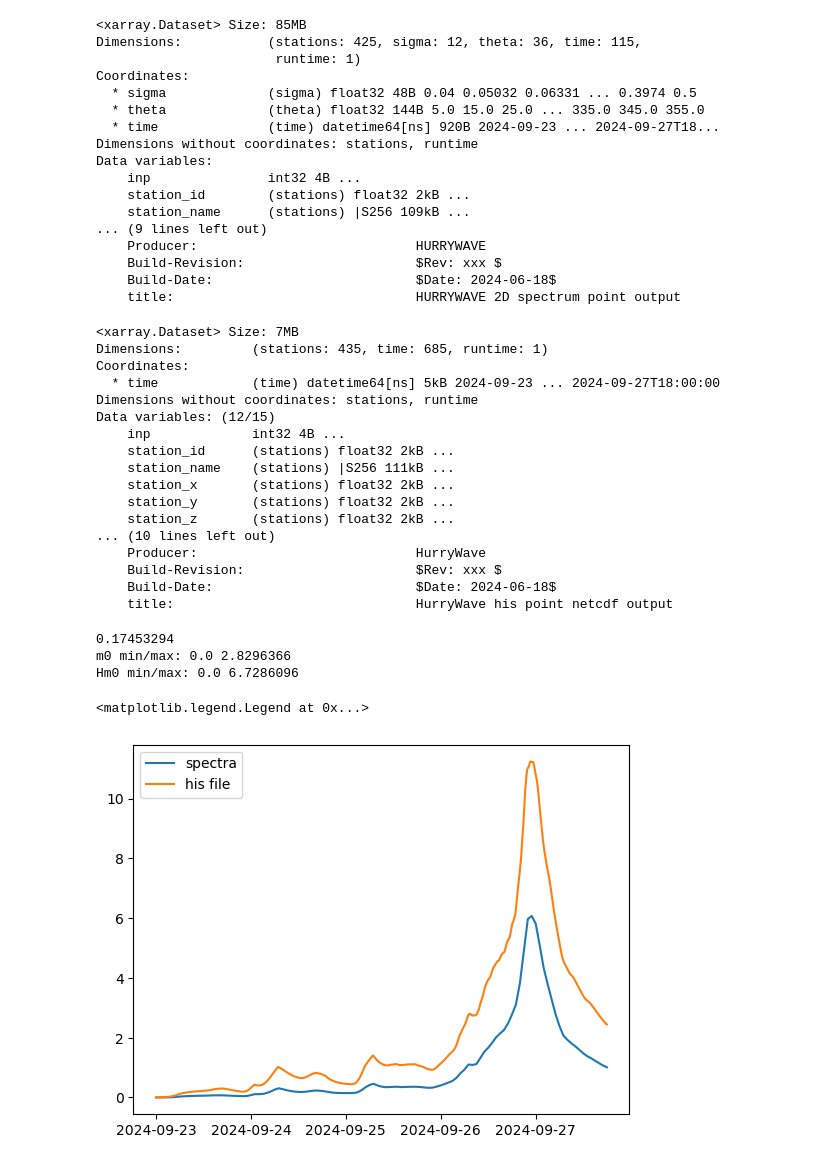
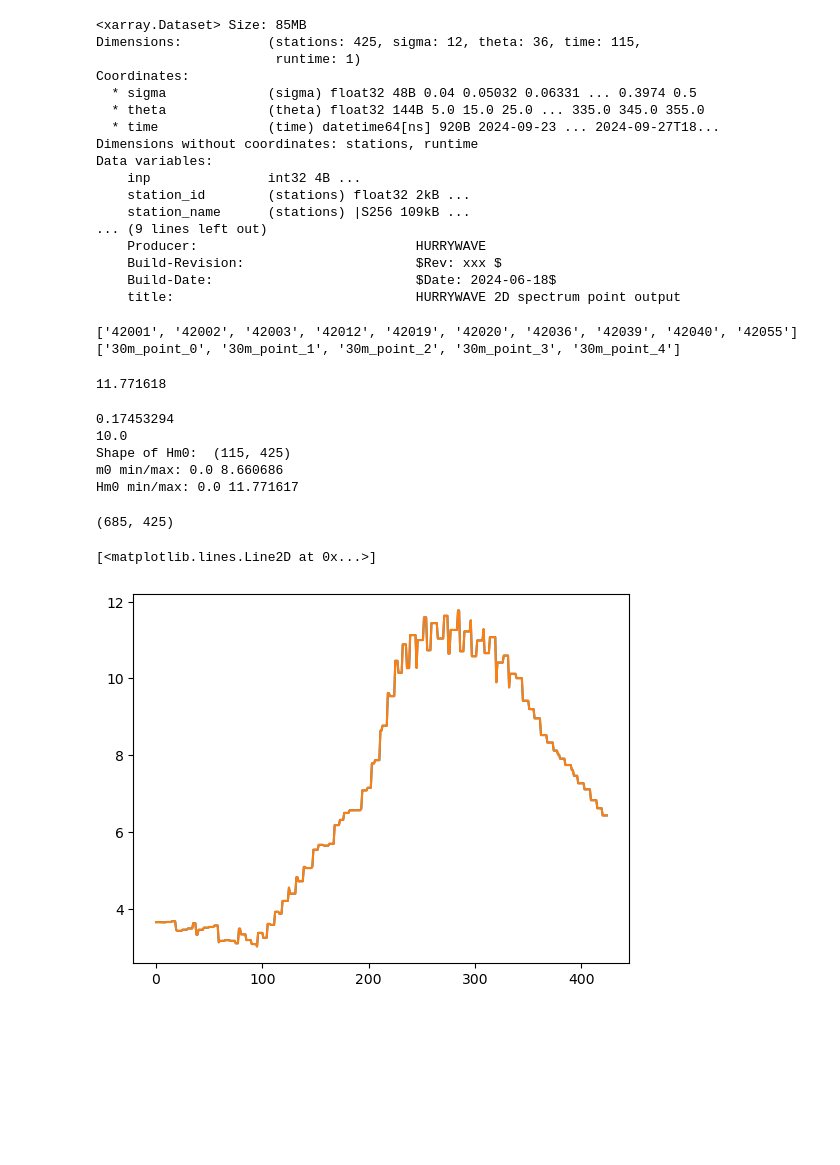
Before and after one commit to csherwood-usgs/NOPP_comparison, a Jupyter notebook: load_hurrywave.ipynb, the cells around one changed output. Cells and saved outputs as stored; diff of their text form; code cells hidden in the pictures; blank space fills up the shorter version.

```diff
--- a/load_hurrywave.ipynb
+++ b/load_hurrywave.ipynb
@@ -28,62 +28,83 @@ Data variables:
     title:                               HURRYWAVE 2D spectrum point output
 # %%
 # load bulk paramters from the .his file
+# Note: the first ten points are NOAA buoys, so move them nto a
 hisfile = data_dir+"hurrywave_his.nc"
 ds_his = xr.open_dataset(hisfile)
-ds_his
+
+# first 10 stations = NDBC buoys
+ds_ndbc = ds_his.isel(stations=slice(0, 10))
+
+# remaining stations = contour points
+ds_c = ds_his.isel(stations=slice(10, None))
+
+ndbc_names = [s.decode("utf-8").strip() for s in ds_ndbc["station_name"].values]
+contour_names = [s.decode("utf-8").strip() for s in ds_c["station_name"].values[:5]]
+
+print(ndbc_names)
+print(contour_names)
 # %% [output]
-<xarray.Dataset> Size: 7MB
-Dimensions:         (stations: 435, time: 685, runtime: 1)
-Coordinates:
-  * time            (time) datetime64[ns] 5kB 2024-09-23 ... 2024-09-27T18:00:00
-Dimensions without coordinates: stations, runtime
-Data variables: (12/15)
-    inp             int32 4B ...
-    station_id      (stations) float32 2kB ...
-    station_name    (stations) |S256 111kB ...
-    station_x       (stations) float32 2kB ...
-    station_y       (stations) float32 2kB ...
-    station_z       (stations) float32 2kB ...
-... (10 lines left out)
-    Producer:                            HurryWave
-    Build-Revision:                      $Rev: xxx $
-    Build-Date:                          $Date: 2024-06-18$
-    title:                               HurryWave his point netcdf output
+['42001', '42002', '42003', '42012', '42019', '42020', '42036', '42039', '42040', '42055']
+['30m_point_0', '30m_point_1', '30m_point_2', '30m_point_3', '30m_point_4']
+# %%
+print( np.max( ds_c['point_hm0'].values ))
+# %% [output]
+11.771618
 # %%
 # calculate Hmo from HurryWave spectra
 nc_path = data_dir+"hurrywave_sp2.nc"
 ds = xr.open_dataset(nc_path, mask_and_scale=True, decode_cf=True)
 
 time = ds['time'].values
-freq = ds['sigma'].values # Hz
+sigma = ds['sigma'].values * 2.* np.pi # radians per second
 theta = np.deg2rad( ds['theta'].values ) # radians (converted from degrees)
 dtheta = np.abs( theta[1]-theta[0] )
 print(dtheta)
+print(np.rad2deg(dtheta))
 
-S_thf = ds['point_spectrum2d']   # (time, stations, theta, sigma) ]
+S_thf = ds['point_spectrum2d'].values   # (time, stations, theta, sigma) ]
+# to get energy density
+S_thf = S_thf * sigma[np.newaxis, np.newaxis, np.newaxis, :]
 
 # integrate over direction (rad) -> m^2 s
 S_f = np.sum(S_thf, axis=2)*dtheta
 
 # integrate over frequency (Hz) -> m^2
-m0 = np.trapezoid(S_f, freq, axis=-1)
+m0 = np.trapezoid(S_f, sigma, axis=-1)
 
 # calculate Hm0
 Hm0 = 4 * np.sqrt(m0)
 
+print('Shape of Hm0: ', np.shape( Hm0 ) )
 print("m0 min/max:", np.min(m0), np.max(m0))
 print("Hm0 min/max:", np.min(Hm0), np.max(Hm0))
 # %% [output]
 0.17453294
-m0 min/max: 0.0 2.8296366
-Hm0 min/max: 0.0 6.7286096
+10.0
+Shape of Hm0:  (115, 425)
+m0 min/max: 0.0 8.660686
+Hm0 min/max: 0.0 11.771617
+# %%
+# plot Hmo for time with peak Hm0
+imax = np.argmax(Hm0)
+tmax, smax = np.unravel_index(imax, Hm0.shape)
+# %%
+Hm0_nc = ds_c['point_hm0'].values
+print( np.shape( Hm0_nc) )
+imax_nc = np.argmax(Hm0_nc)
+tmax_nc, sma_nc = np.unravel_index(imax_nc, Hm0_nc.shape)
+# %% [output]
+(685, 425)
+# %%
+plt.plot( Hm0[tmax,:] )
+plt.plot( Hm0_nc[tmax_nc, :] )
+# %% [output]
+[<matplotlib.lines.Line2D at 0x...>]
+[figure, added]
 # %%
 plt.plot( time, Hm0[:,300], label='spectra' )
 plt.plot( ds_his['time'], ds_his['point_hm0'][:, 300], label='his file')
 plt.legend()
-# %% [output]
-<matplotlib.legend.Legend at 0x...>
-[figure, removed]
 # %%
 print( 'shape of Hm0 from spectra: ',np.shape( Hm0) )
 print( 'shape of hm0 from .his file: ',np.shape( ds_his['point_hm0'] ) )
```
Also changed, not shown: parts of 3 cells of this notebook, 1 other file.
